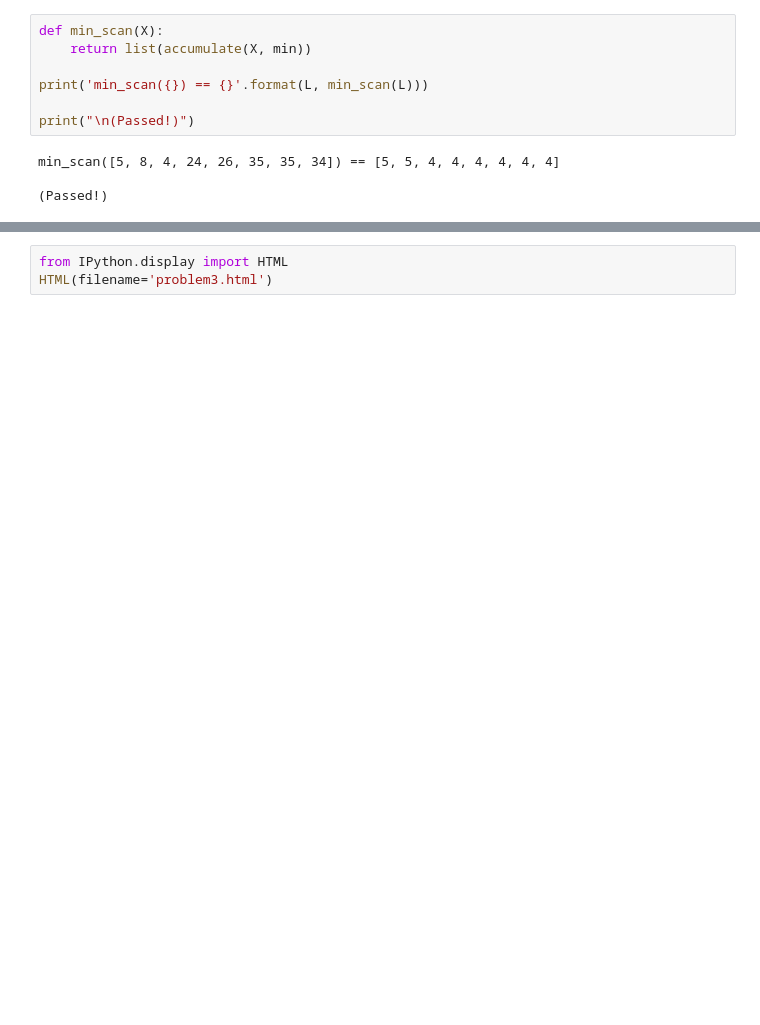
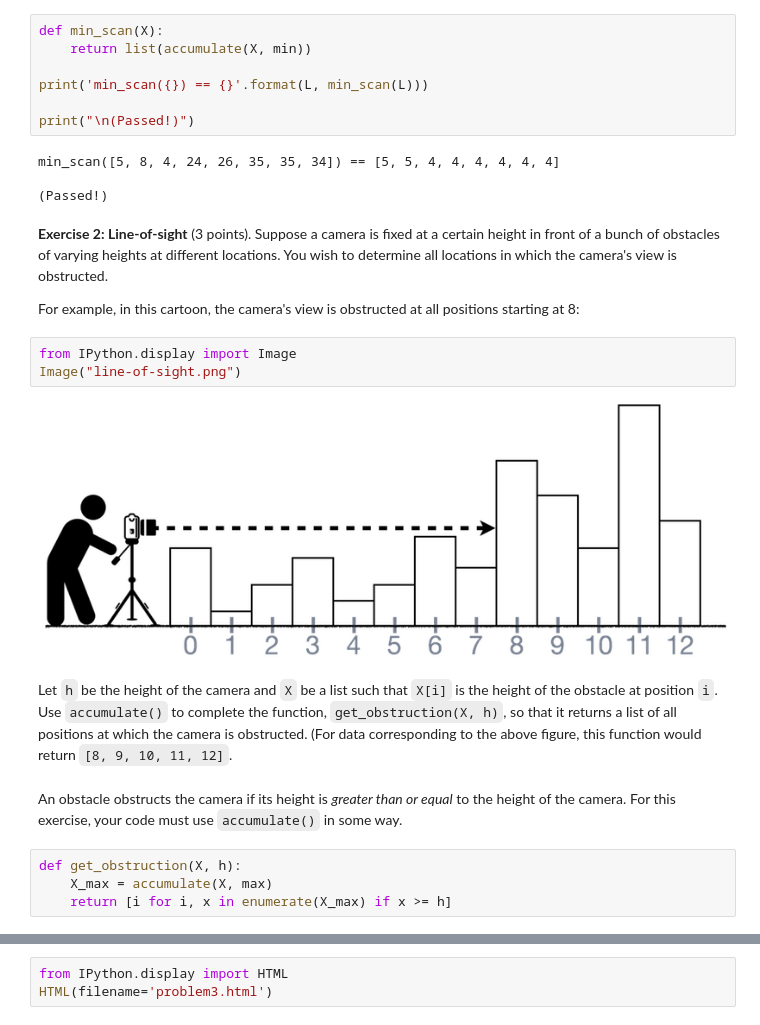
Before and after one commit to thetinahang/computing-data-analysis-review, a Jupyter notebook: Midterm1/midterm1_problem3.ipynb, the cells around one changed output, grey strips where cells are left out. Saved outputs shown, nothing was run; the diff lists cells and outputs as text; blank space fills up the shorter version.

```diff
--- a/Midterm1/midterm1_problem3.ipynb
+++ b/Midterm1/midterm1_problem3.ipynb
@@ -56,3 +58,20 @@ print("\n(Passed!)")
 min_scan([5, 8, 4, 24, 26, 35, 35, 34]) == [5, 5, 4, 4, 4, 4, 4, 4]
 
 (Passed!)
+# %% [markdown]
+__Exercise 2: Line-of-sight__ (3 points). Suppose a camera is fixed at a certain height in front of a bunch of obstacles of varying heights at different locations. You wish to determine all locations in which the camera's view is obstructed.
+
+For example, in this cartoon, the camera's view is obstructed at all positions starting at 8:
+# %%
+from IPython.display import Image
+Image("line-of-sight.png")
+# %% [output]
+[figure, added]
+# %% [markdown]
+Let `h` be the height of the camera and `X` be a list such that `X[i]` is the height of the obstacle at position `i`. Use `accumulate()` to complete the function, `get_obstruction(X, h)`, so that it returns a list of all positions at which the camera is obstructed. (For data corresponding to the above figure, this function would return `[8, 9, 10, 11, 12]`.
+# %% [markdown]
+An obstacle obstructs the camera if its height is <i>greater than or equal</i> to the height of the camera. For this exercise, your code must use `accumulate()` in some way.
+# %%
+def get_obstruction(X, h):
+    X_max = accumulate(X, max)
+    return [i for i, x in enumerate(X_max) if x >= h]
```
Also changed, not shown: parts of 7 cells of this notebook, 1 other file.
